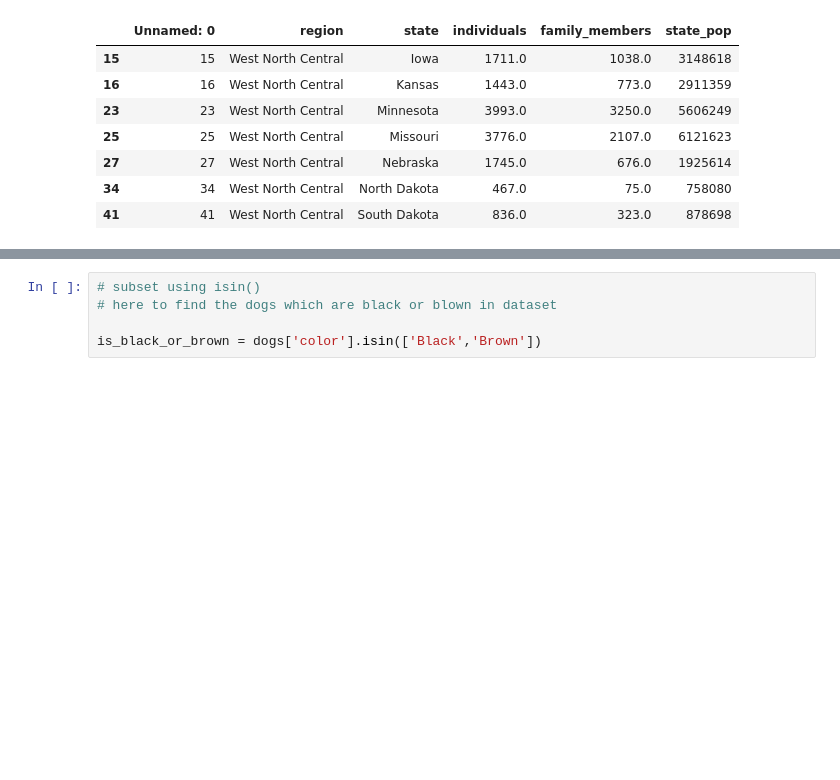
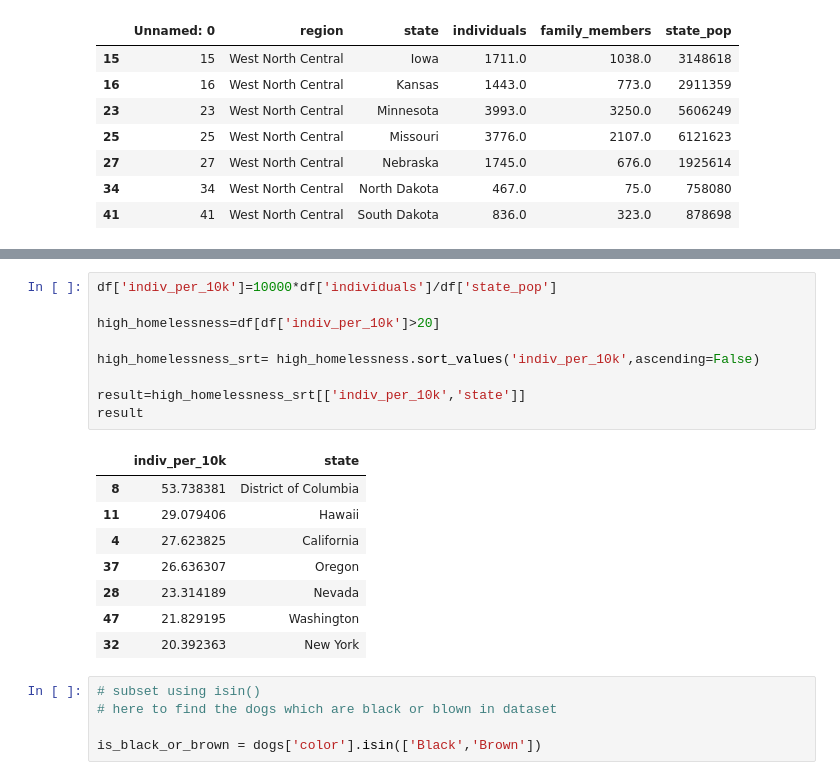
Before and after one commit to albertNSBM/Pandas_revision, a Jupyter notebook: Pandas_revision.ipynb, the cells around one changed output, grey strips where cells are left out. Drawn from its saved outputs; the diff is of its cells as text; blank space fills up the shorter version.

```diff
--- a/Pandas_revision.ipynb
+++ b/Pandas_revision.ipynb
@@ -119,3 +165,21 @@ df[df['region']=='West North Central']
+# %%
+df['indiv_per_10k']=10000*df['individuals']/df['state_pop']
+
+high_homelessness=df[df['indiv_per_10k']>20]
+
+high_homelessness_srt= high_homelessness.sort_values('indiv_per_10k',ascending=False)
+
+result=high_homelessness_srt[['indiv_per_10k','state']]
+result
+# %% [output]
+|  | indiv_per_10k | state |
+| 8 | 53.738381 | District of Columbia |
+| 11 | 29.079406 | Hawaii |
+| 4 | 27.623825 | California |
+| 37 | 26.636307 | Oregon |
+| 28 | 23.314189 | Nevada |
+| 47 | 21.829195 | Washington |
+| 32 | 20.392363 | New York |
 # %%
 # subset using isin()
 # here to find the dogs which are black or blown in dataset
```
Also changed, not shown: parts of 7 cells of this notebook.
